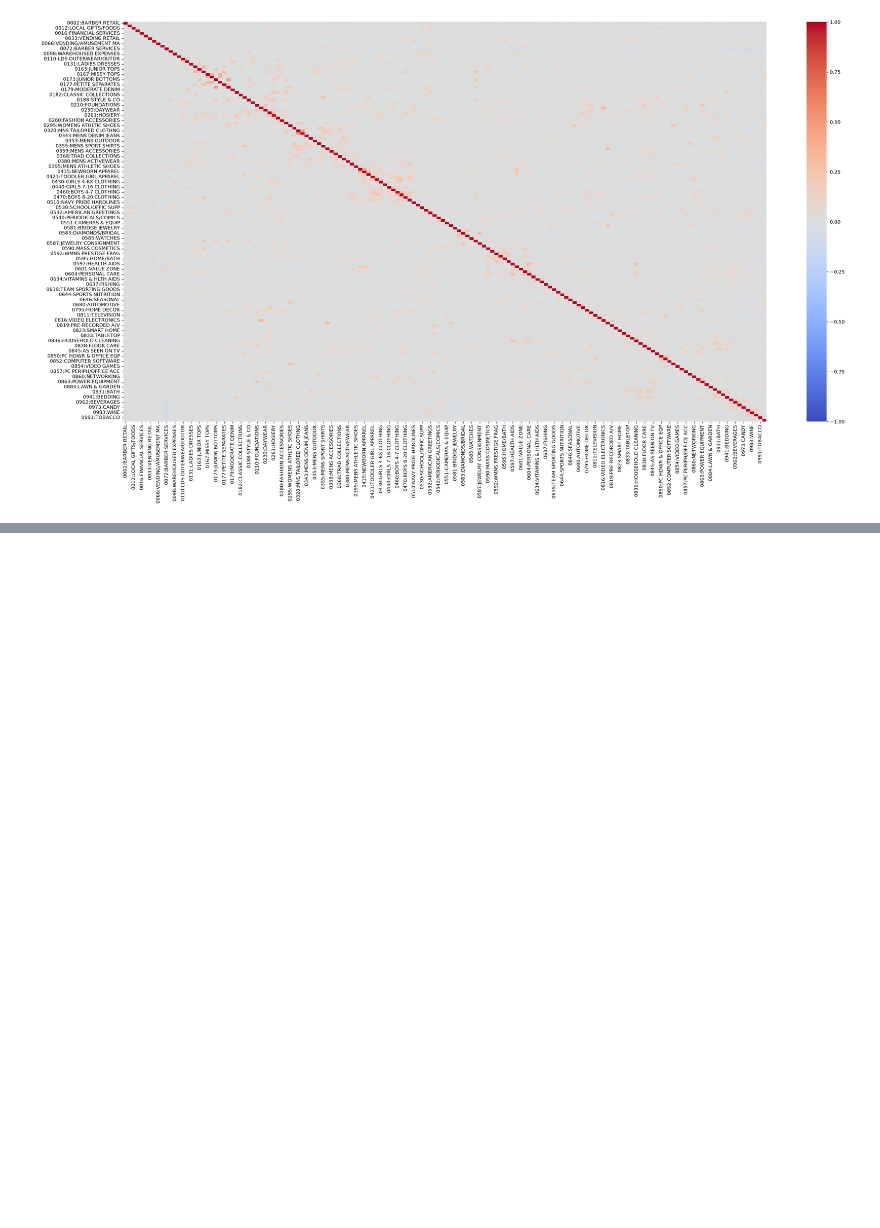
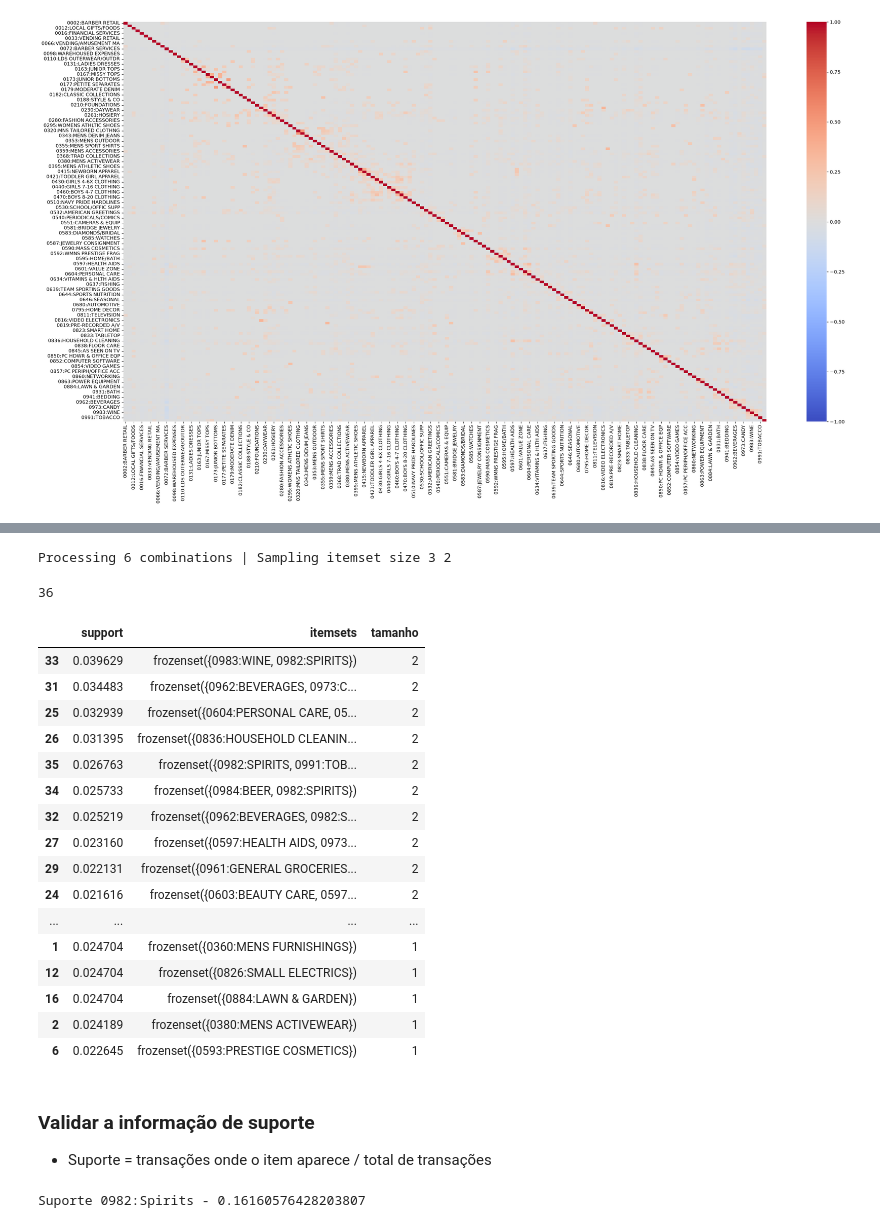
Before and after one commit to PedroSodreMalini/meus-projetos-machine-learning, a Jupyter notebook: 06-alogitmos-nao-supervisionados/5-apriori/apriori.ipynb, the cells around one changed output, grey strips where cells are left out. Saved outputs shown, nothing was run; the diff lists cells and outputs as text; code cells hidden in the pictures; blank space fills up the shorter version.

Commit message:
feat: docs + apriori algorithm

```diff
--- a/06-alogitmos-nao-supervisionados/5-apriori/apriori.ipynb
+++ b/06-alogitmos-nao-supervisionados/5-apriori/apriori.ipynb
@@ -264,0 +271,41 @@ sns.heatmap(
+# %%
+itemsets_frequentes = apriori(df_transacoes_pivot, min_support=0.02, use_colnames=True, verbose=1)
+# %% [output]
+Processing 6 combinations | Sampling itemset size 3 2
+# %%
+# Quantos itemsets frequentes
+len(itemsets_frequentes)
+# %% [output]
+36
+# %%
+# Criar uma coluna para armazenar o tamanho do itemset
+itemsets_frequentes['tamanho'] = itemsets_frequentes['itemsets'].apply(lambda x: len(x))
+itemsets_frequentes.sort_values(by=['tamanho', 'support'], ascending=False)
+# %% [output]
+|  | support | itemsets | tamanho |
+| 33 | 0.039629 | frozenset({0983:WINE, 0982:SPIRITS}) | 2 |
+| 31 | 0.034483 | frozenset({0962:BEVERAGES, 0973:C... | 2 |
+| 25 | 0.032939 | frozenset({0604:PERSONAL CARE, 05... | 2 |
+| 26 | 0.031395 | frozenset({0836:HOUSEHOLD CLEANIN... | 2 |
+| 35 | 0.026763 | frozenset({0982:SPIRITS, 0991:TOB... | 2 |
+| 34 | 0.025733 | frozenset({0984:BEER, 0982:SPIRITS}) | 2 |
+| 32 | 0.025219 | frozenset({0962:BEVERAGES, 0982:S... | 2 |
+| 27 | 0.023160 | frozenset({0597:HEALTH AIDS, 0973... | 2 |
+| 29 | 0.022131 | frozenset({0961:GENERAL GROCERIES... | 2 |
+| 24 | 0.021616 | frozenset({0603:BEAUTY CARE, 0597... | 2 |
+| ... | ... | ... | ... |
+| 1 | 0.024704 | frozenset({0360:MENS FURNISHINGS}) | 1 |
+| 12 | 0.024704 | frozenset({0826:SMALL ELECTRICS}) | 1 |
+| 16 | 0.024704 | frozenset({0884:LAWN & GARDEN}) | 1 |
+| 2 | 0.024189 | frozenset({0380:MENS ACTIVEWEAR}) | 1 |
+| 6 | 0.022645 | frozenset({0593:PRESTIGE COSMETICS}) | 1 |
+# %% [markdown]
+### Validar a informação de suporte
+- Suporte = transações onde o item aparece / total de transações
+# %%
+transacoes_spirit = len(df_transacoes_pivot[df_transacoes_pivot['0982:SPIRITS'] == True])
+total_transacoes = len(df_transacoes_pivot)
+suporte_spirits = transacoes_spirit/total_transacoes
+print(f"Suporte 0982:Spirits - {suporte_spirits}")
+# %% [output]
+Suporte 0982:Spirits - 0.16160576428203807
```
Also changed, not shown: parts of 5 cells of this notebook, 4 other files.
